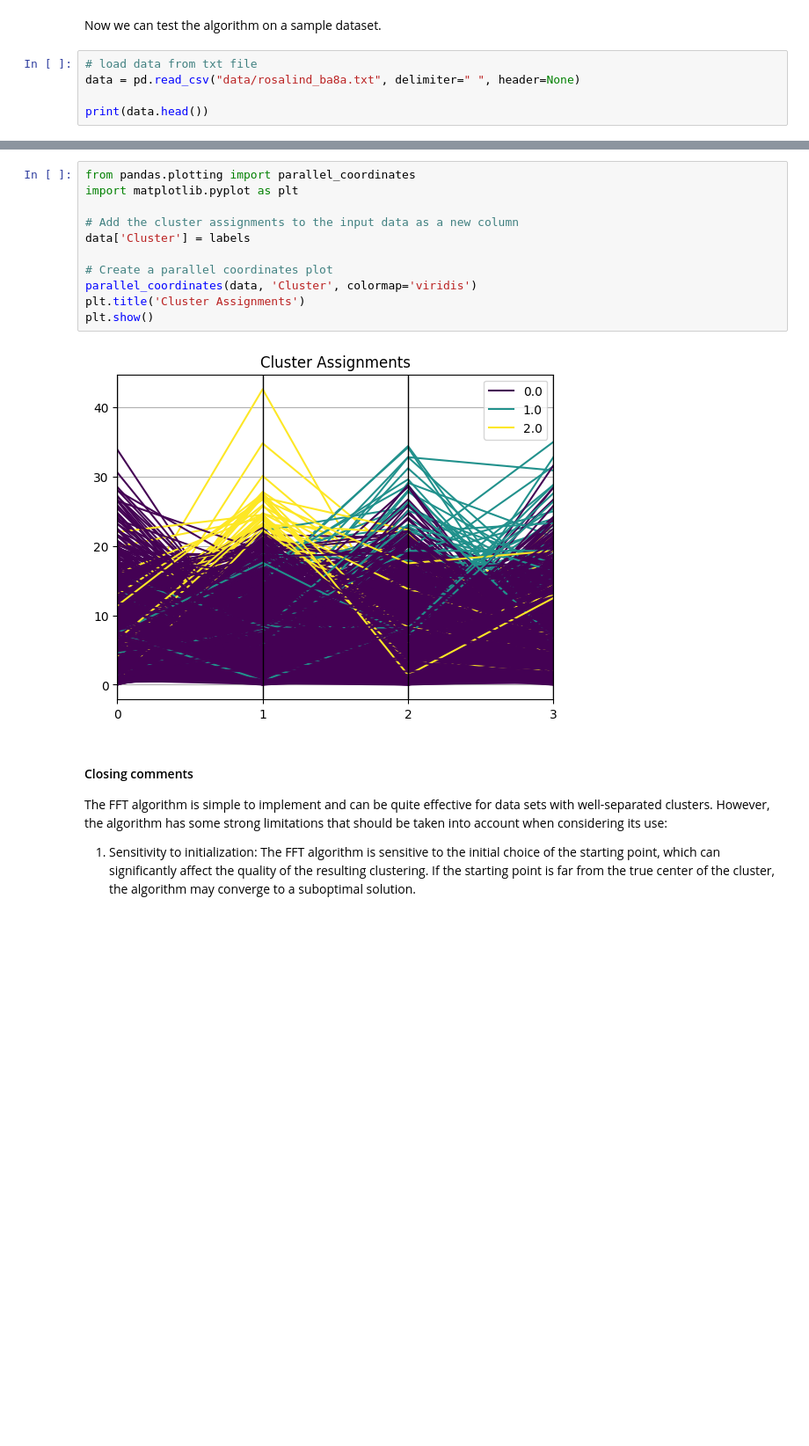
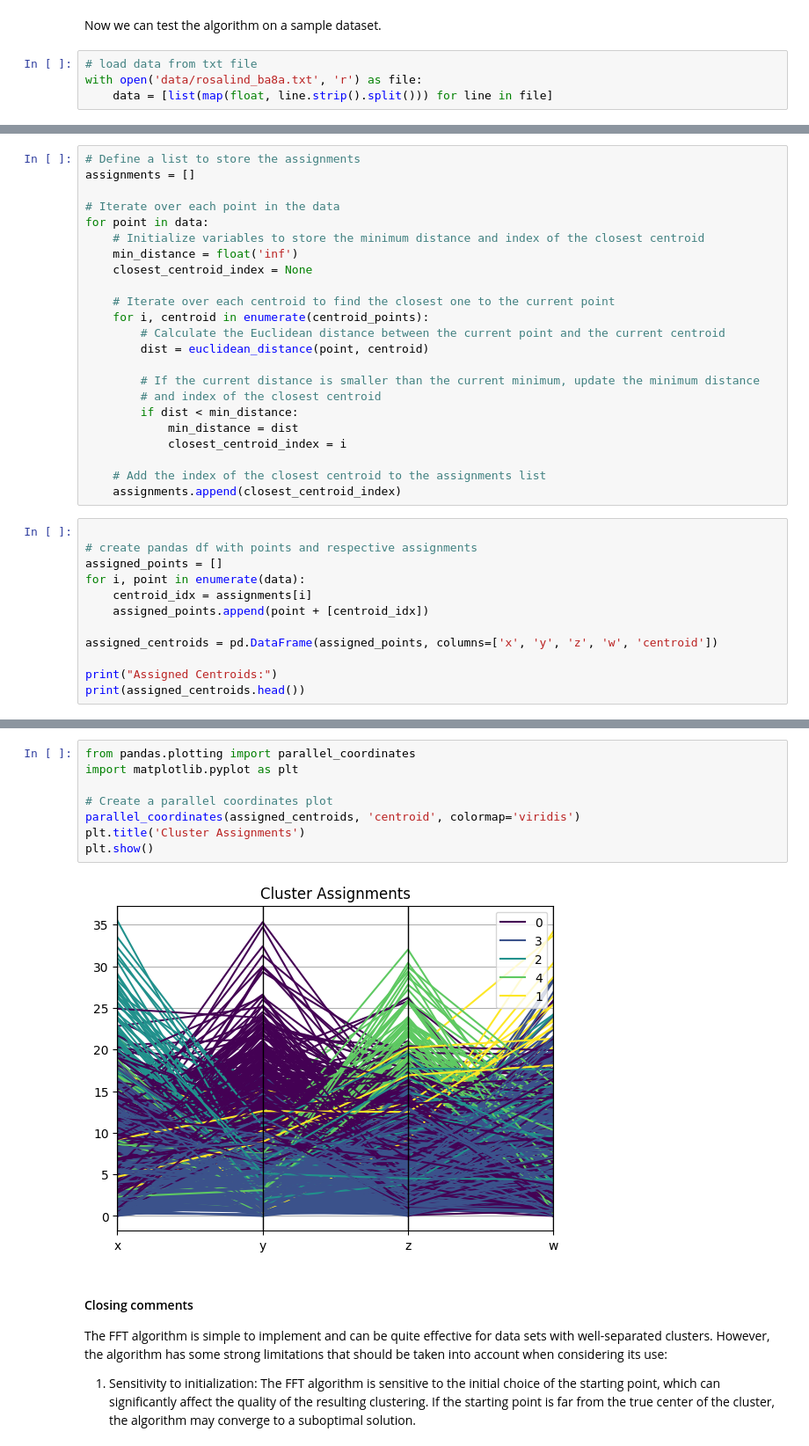
Before and after one commit to MatteoLarrode/Machine_Learning, a Jupyter notebook: Clustering_Algorithms/clustering_centroids.ipynb, the cells around one changed output, grey strips where cells are left out. Shown at 88% size. Saved outputs shown, nothing was run; the diff lists cells and outputs as text; blank space fills up the shorter version.

```diff
--- a/Clustering_Algorithms/clustering_centroids.ipynb
+++ b/Clustering_Algorithms/clustering_centroids.ipynb
@@ -97,6 +87,5 @@ def farthest_first_traversal(X, k):
 Now we can test the algorithm on a sample dataset.
 # %%
 # load data from txt file
-data = pd.read_csv("data/rosalind_ba8a.txt", delimiter=" ", header=None)
-
-print(data.head())
+with open('data/rosalind_ba8a.txt', 'r') as file:
+    data = [list(map(float, line.strip().split())) for line in file]
@@ -120,0 +107,35 @@ print(centroids_df)
+# %%
+# Define a list to store the assignments
+assignments = []
+
+# Iterate over each point in the data
+for point in data:
+    # Initialize variables to store the minimum distance and index of the closest centroid
+    min_distance = float('inf')
+    closest_centroid_index = None
+
+    # Iterate over each centroid to find the closest one to the current point
+    for i, centroid in enumerate(centroid_points):
+        # Calculate the Euclidean distance between the current point and the current centroid
+        dist = euclidean_distance(point, centroid)
+
+        # If the current distance is smaller than the current minimum, update the minimum distance
+        # and index of the closest centroid
+        if dist < min_distance:
+            min_distance = dist
+            closest_centroid_index = i
+
+    # Add the index of the closest centroid to the assignments list
+    assignments.append(closest_centroid_index)
+# %%
+
+# create pandas df with points and respective assignments
+assigned_points = []
+for i, point in enumerate(data):
+    centroid_idx = assignments[i]
+    assigned_points.append(point + [centroid_idx])
+
+assigned_centroids = pd.DataFrame(assigned_points, columns=['x', 'y', 'z', 'w', 'centroid'])
+
+print("Assigned Centroids:")
+print(assigned_centroids.head())
@@ -123,16 +152,13 @@ Just above is our centroids dataframe. We can now visualize the clusters to whic
 # %%
 from pandas.plotting import parallel_coordinates
 import matplotlib.pyplot as plt
 
-# Add the cluster assignments to the input data as a new column
-data['Cluster'] = labels
-
 # Create a parallel coordinates plot
-parallel_coordinates(data, 'Cluster', colormap='viridis')
+parallel_coordinates(assigned_centroids, 'centroid', colormap='viridis')
 plt.title('Cluster Assignments')
 plt.show()
 # %% [output]
-[figure, old version]
+[figure, new version]
 # %% [markdown]
 
 
```
Also changed, not shown: parts of 13 cells of this notebook, 2 other files.
